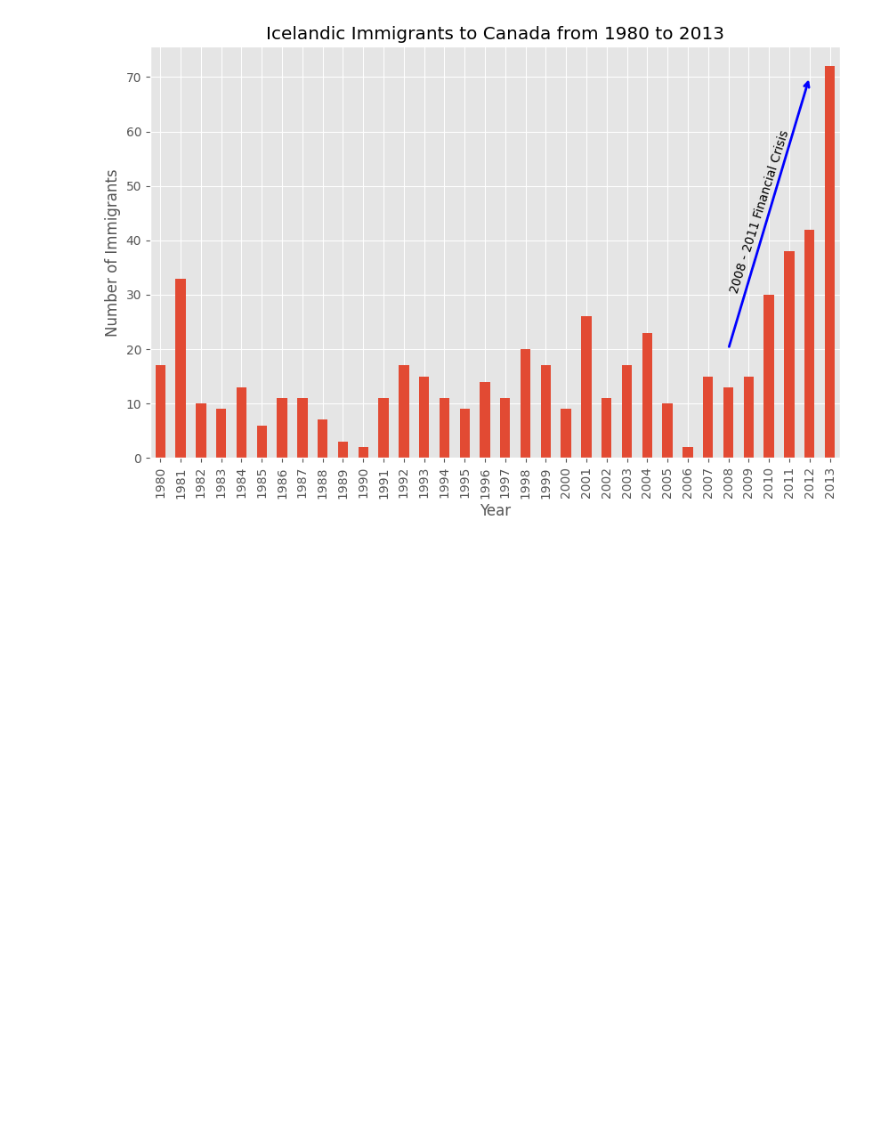
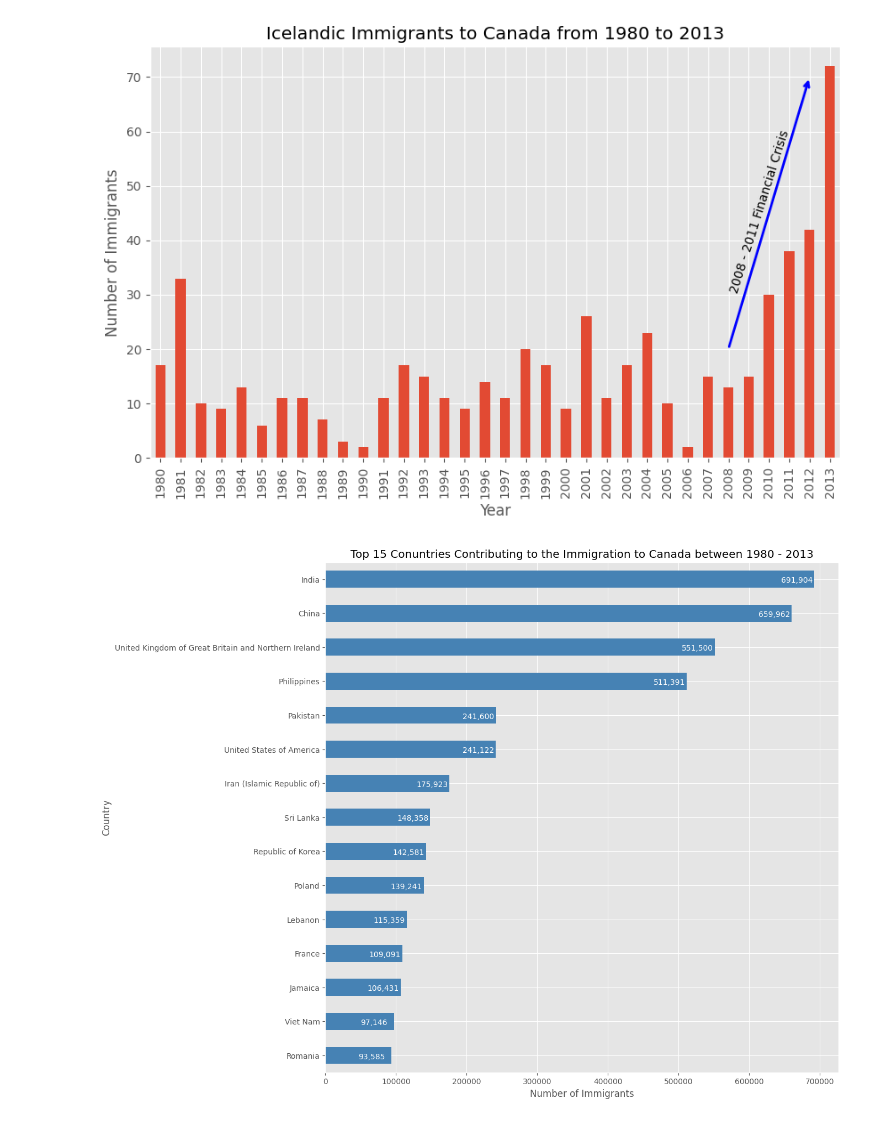
Before and after one commit to Divya13-lab/Git_Projects, a Jupyter notebook: Visualization.ipynb, the cells around one changed output. Saved outputs shown, nothing was run; the diff lists cells and outputs as text; code cells hidden in the pictures; blank space fills up the shorter version.

```diff
--- a/Visualization.ipynb
+++ b/Visualization.ipynb
@@ -248,3 +250,24 @@ plt.annotate('2008 - 2011 Financial Crisis',
 plt.show()
 # %% [output]
 [figure]
+# %%
+# Plot Data with the scripting Layer for horizontal
+# Showing the horizontal bar plot for total number of immigrants to Canada from the top 15 countries, for the period 1980 - 2013
+
+df_can.sort_values(by='Total', ascending=True, inplace=True)
+df_top15 = df_can['Total'].tail(15)
+df_top15
+
+
+df_top15.plot(kind='barh', figsize=(12, 12), color='steelblue')
+plt.xlabel('Number of Immigrants')
+plt.title('Top 15 Conuntries Contributing to the Immigration to Canada between 1980 - 2013')
+
+for index, value in enumerate(df_top15):
+    label = format(int(value), ',')
+
+    plt.annotate(label, xy=(value - 47000, index - 0.10), color='white')
+
+plt.show()
+# %% [output]
+[figure, added]
```
Also changed, not shown: parts of 1 cell of this notebook.
